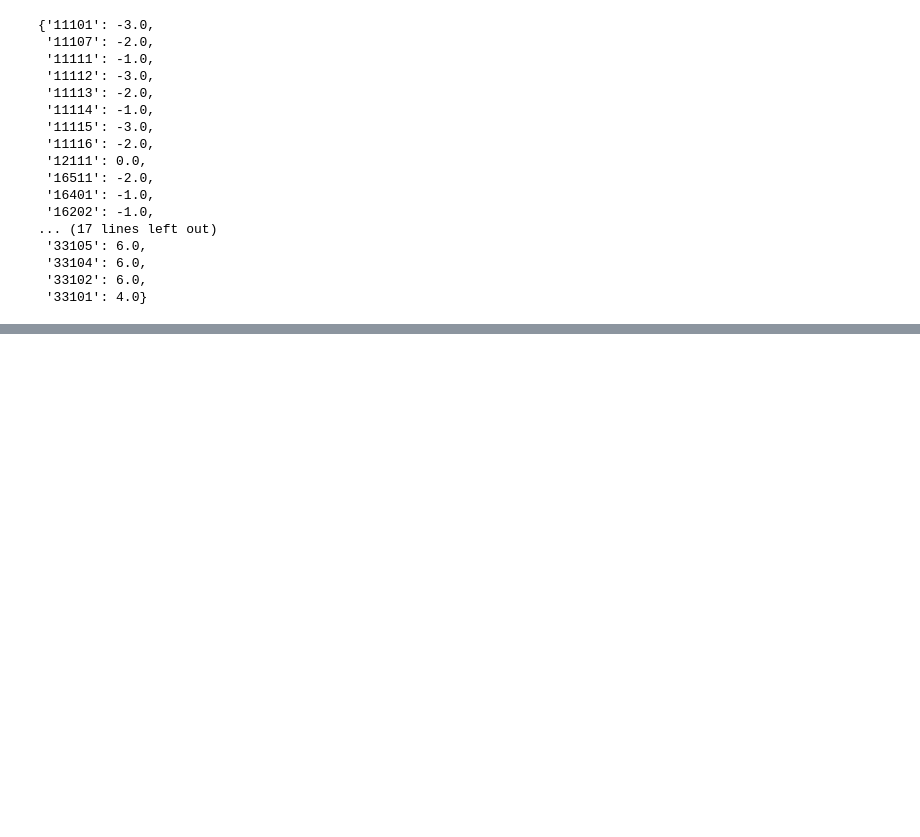
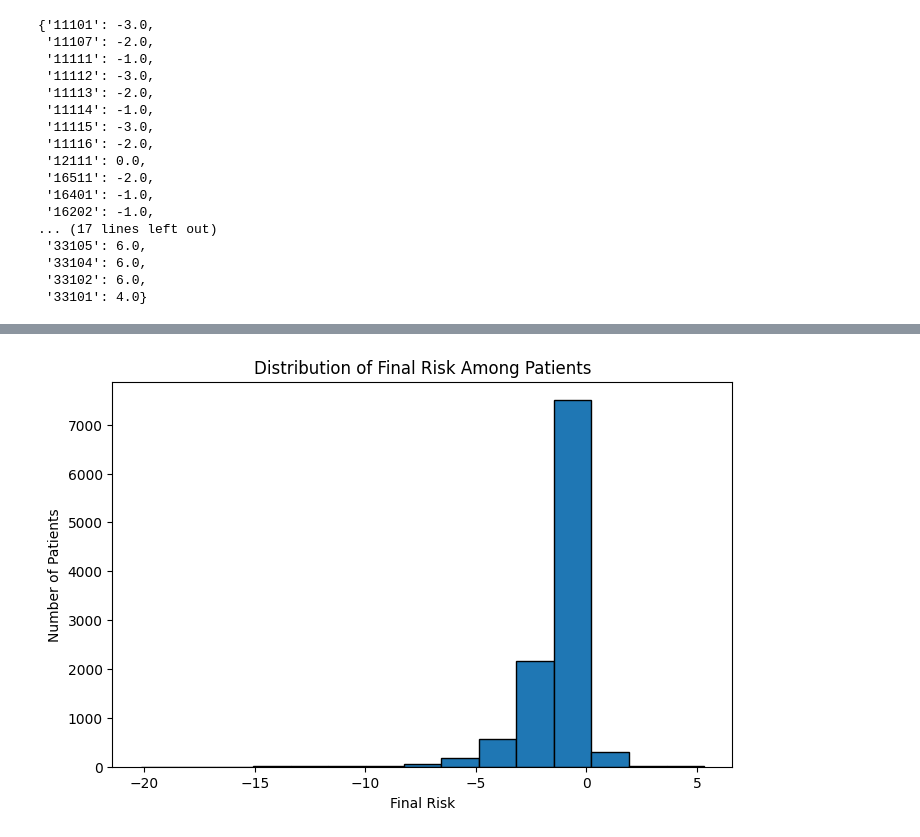
Before and after one commit to Fulankeee/SmilePass, a Jupyter notebook: Risk_level_analysis.ipynb, the cells around one changed output, grey strips where cells are left out. Drawn from its saved outputs; the diff is of its cells as text; code cells hidden in the pictures; blank space fills up the shorter version.

```diff
--- a/Risk_level_analysis.ipynb
+++ b/Risk_level_analysis.ipynb
@@ -132 +132,13 @@ patient_risk_df
 10856 rows × 2 columns
+# %%
+import matplotlib.pyplot as plt
+
+# Plot a histogram of final risk
+plt.figure(figsize=(8, 5))
+plt.hist(patient_risk_df['final_risk'], bins=15, edgecolor='black')
+plt.xlabel('Final Risk')
+plt.ylabel('Number of Patients')
+plt.title('Distribution of Final Risk Among Patients')
+plt.show()
+# %% [output]
+[figure, added]
```
Also changed, not shown: parts of 7 cells of this notebook, 3 other files.
